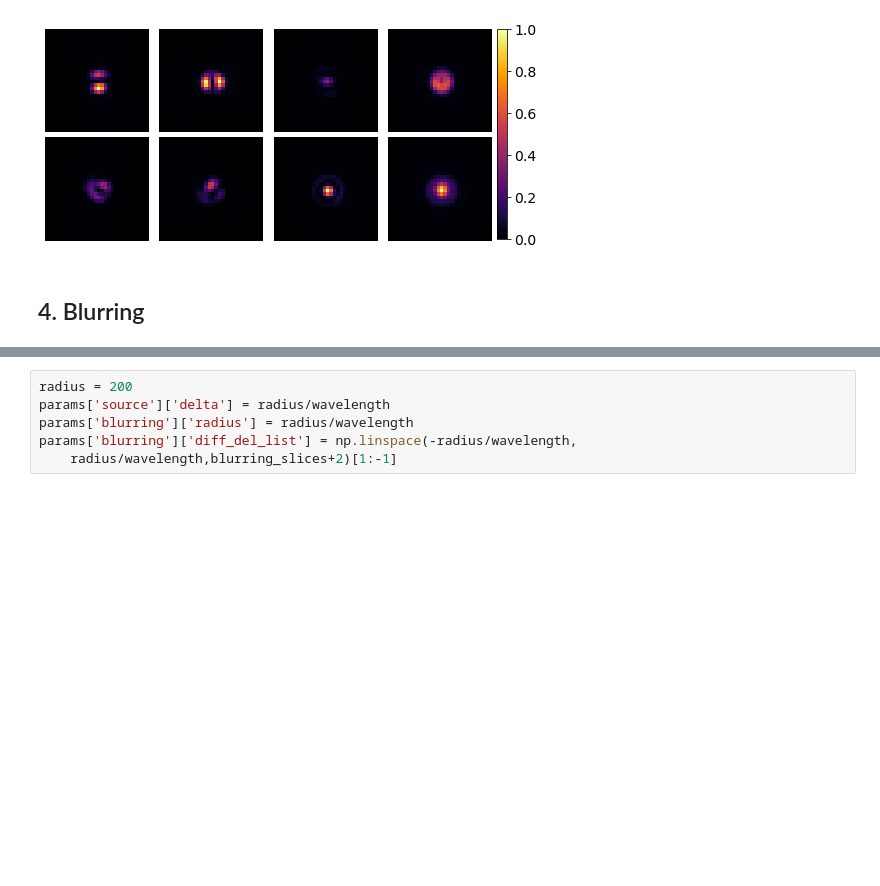
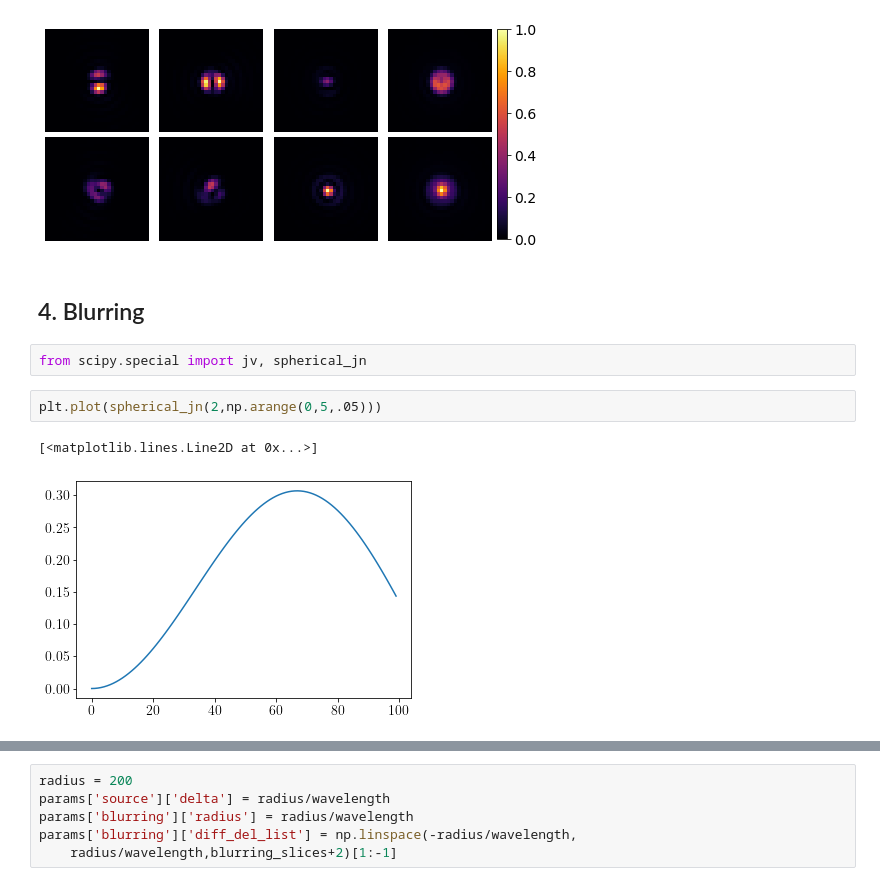
Before and after one commit to rodguti90/pyPSFstack, a Jupyter notebook: pytorch_tests.ipynb, the cells around one changed output, grey strips where cells are left out. Cells and saved outputs as stored; diff of their text form; blank space fills up the shorter version.

```diff
--- a/pytorch_tests.ipynb
+++ b/pytorch_tests.ipynb
@@ -298,3 +301,10 @@ findfont: Font family ['cm'] not found. Falling back to DejaVu Sans.
 [figure]
 # %% [markdown]
 ## 4. Blurring
+# %%
+from scipy.special import jv, spherical_jn
+# %%
+plt.plot(spherical_jn(2,np.arange(0,5,.05)))
+# %% [output]
+[<matplotlib.lines.Line2D at 0x...>]
+[figure, added]
```
Also changed, not shown: parts of 2 cells of this notebook.
